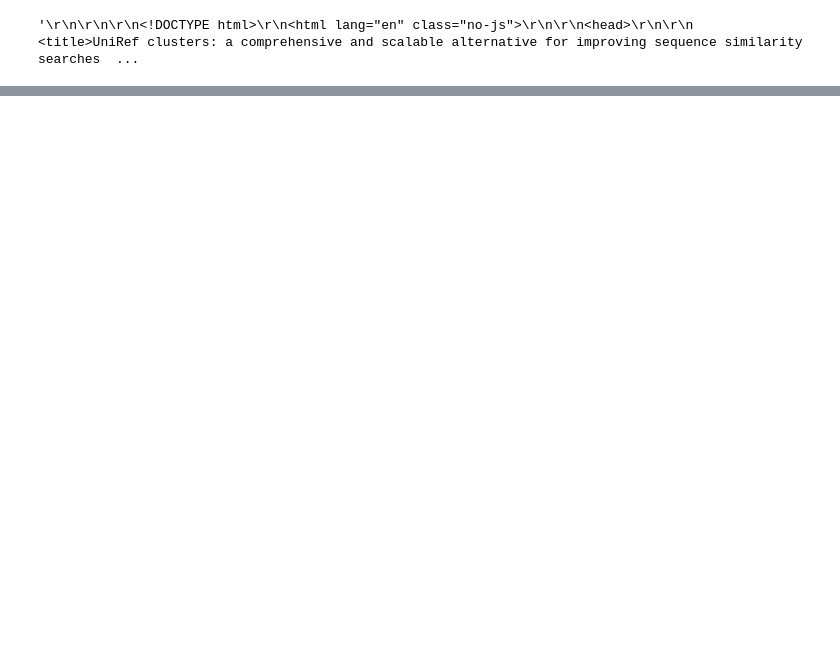
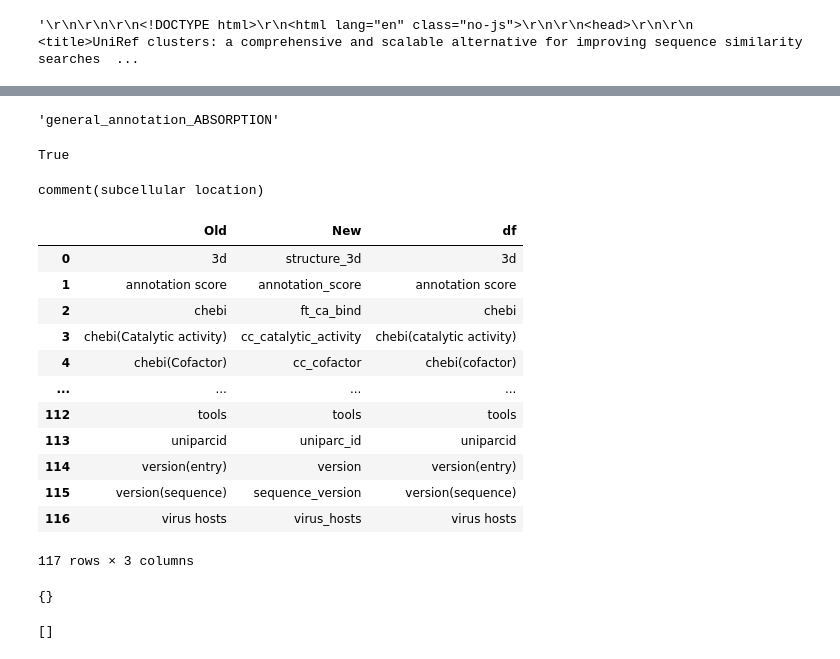
Before and after one commit to ebi-uniprot/rsshelp2md, a Jupyter notebook: notebooks/scratch.ipynb, the cells around one changed output, grey strips where cells are left out. Drawn from its saved outputs; the diff is of its cells as text; code cells hidden in the pictures; blank space fills up the shorter version.

```diff
--- a/notebooks/scratch.ipynb
+++ b/notebooks/scratch.ipynb
@@ -298,0 +431,12 @@ False
+# %%
+old
+# %% [output]
+'general_annotation_ABSORPTION'
+# %%
+not converted
+# %% [output]
+True
+# %%
+convert_return_field('subcellular_location')
+# %% [output]
+comment(subcellular location)
@@ -298,0 +445,25 @@ False
+# %%
+df['uniprotkb']
+# %% [output]
+|  | Old | New | df |
+| 0 | 3d | structure_3d | 3d |
+| 1 | annotation score | annotation_score | annotation score |
+| 2 | chebi | ft_ca_bind | chebi |
+| 3 | chebi(Catalytic activity) | cc_catalytic_activity | chebi(catalytic activity) |
+| 4 | chebi(Cofactor) | cc_cofactor | chebi(cofactor) |
+| ... | ... | ... | ... |
+| 112 | tools | tools | tools |
+| 113 | uniparcid | uniparc_id | uniparcid |
+| 114 | version(entry) | version | version(entry) |
+| 115 | version(sequence) | sequence_version | version(sequence) |
+| 116 | virus hosts | virus_hosts | virus hosts |
+117 rows × 3 columns
+# %%
+found
+# %% [output]
+{}
+# %%
+busco = [entry for entry in feed['entries'] if entry['id'] == 'http://www.uniprot.org/busco']
+busco
+# %% [output]
+[]
```
Also changed, not shown: parts of 64 cells of this notebook.
